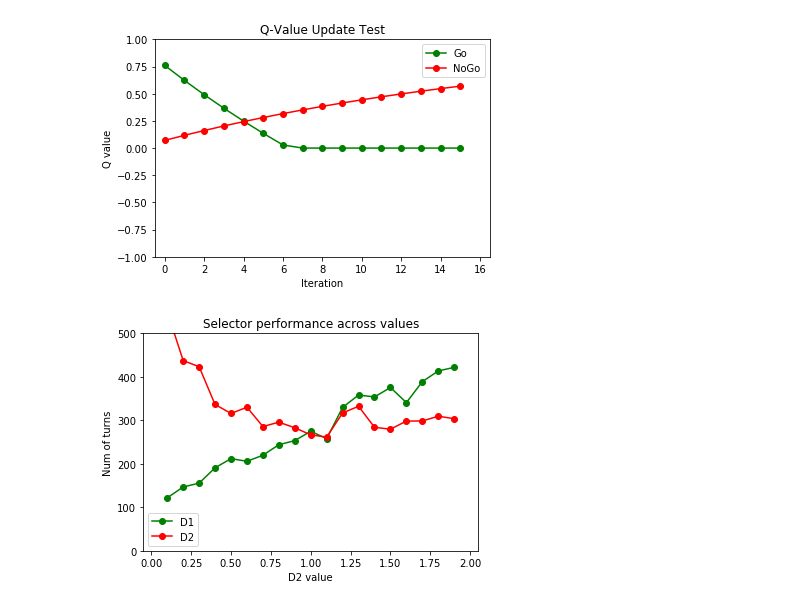
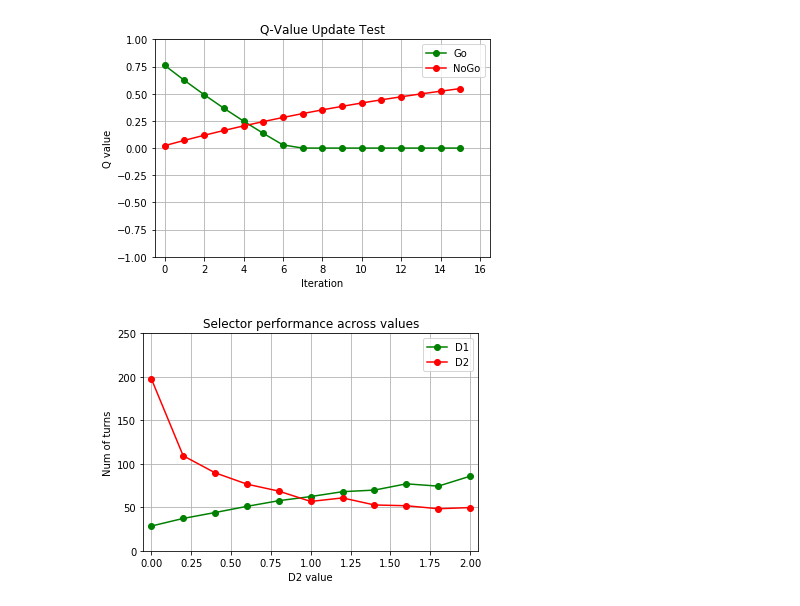
Before and after one commit to UWCCDL/PSS_RAPM_Model, a Jupyter notebook: FeatureSelection.ipynb, the cells around one changed output. Saved outputs shown, nothing was run; the diff lists cells and outputs as text; code cells hidden in the pictures.

```diff
--- a/FeatureSelection.ipynb
+++ b/FeatureSelection.ipynb
@@ -13,7 +13,7 @@ f.temperature = 0.1
 f.select()
 fs = features.FeatureSelector(4, 1)
 # %%
-fs.ncorrect = 3
+fs.ncorrect = 1
 fs.generate_target()
 f = features.Feature()
 f.anticorrelated = True
@@ -39,59 +39,67 @@ goes = [x[0] for x in vals]
 nogoes = [x[1] for x in vals]
 plt.plot(xs, goes, "o-", color="green")
 plt.plot(xs, nogoes, "o-", color="red")
+plt.grid()
 plt.legend(["Go", "NoGo"], loc="best")
 plt.show()
 # %% [output]
-[figure, old version]
+[figure, new version]
 # %%
 res = {}
-nfeat = 8
-ncorrect = 2
-alpha = 0.2
+nfeat = 6
+ncorrect = 1
+alpha = 0.1
 temp = 0.1
+nsims = 500
+anticorrelated = True
+maxruns = 2000
 
-d_vals = [x/10.0 for x in list(range(1, 20, 1))]
+d_vals = [x/100.0 for x in list(range(0, 201, 20))]
 for d in d_vals:
     name = "%.1f" % d
-    fs = features.FeatureSelector(nfeatures = nfeat, ncorrect = ncorrect,  maxruns = 1000)
+    fs = features.FeatureSelector(nfeatures = nfeat, ncorrect = ncorrect,  maxruns = maxruns)
     fs.alpha = alpha
     fs.temperature = temp
+    fs.anticorrelated = anticorrelated
 
     fs.d2 = d
 
     res[name] = []
     partial = []
-    for n in range(200):
+    for n in range(nsims):
         partial.append(fs.simulate())
     res[name].append(np.mean(partial))
+
 d2_res = res
 
 res = {}
 for d in d_vals:
     name = "%.1f" % d
-    fs = features.FeatureSelector(nfeatures = nfeat, ncorrect = ncorrect,  maxruns = 1000)
+    fs = features.FeatureSelector(nfeatures = nfeat, ncorrect = ncorrect,  maxruns = maxruns)
     fs.alpha = alpha
     fs.temperature = temp
+    fs.anticorrelated = anticorrelated
 
     fs.d1 = d
 
     res[name] = []
     partial = []
-    for n in range(200):
+    for n in range(nsims):
         partial.append(fs.simulate())
     res[name].append(np.mean(partial))
 
 d1_res = res
 # %%
-plt.axis([-0.05, 2.05, 0, 500])
+plt.axis([-0.05, 2.05, 0, 250])
 plt.ylabel("Num of turns")
 plt.xlabel("D2 value")
 plt.title("Selector performance across values")
 d2y = [d2_res["%.1f" % x] for x in d_vals]
 d1y = [d1_res["%.1f" % x] for x in d_vals]
 plt.plot(d_vals, d1y, "o-", color="green")
 plt.plot(d_vals, d2y, "o-", color="red")
+plt.grid()
 plt.legend(["D1", "D2"], loc="best")
 plt.show()
 # %% [output]
-[figure, old version]
+[figure, new version]
```
Also changed, not shown: 1 other file.
